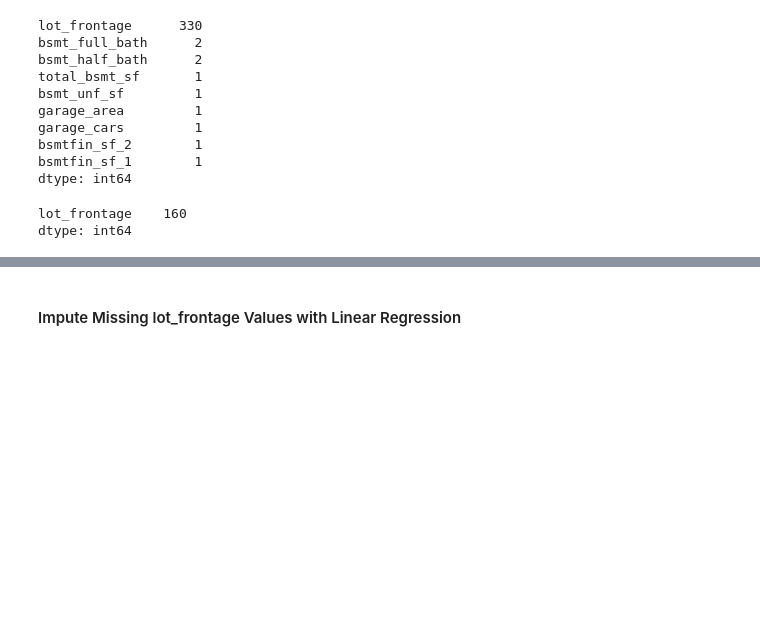
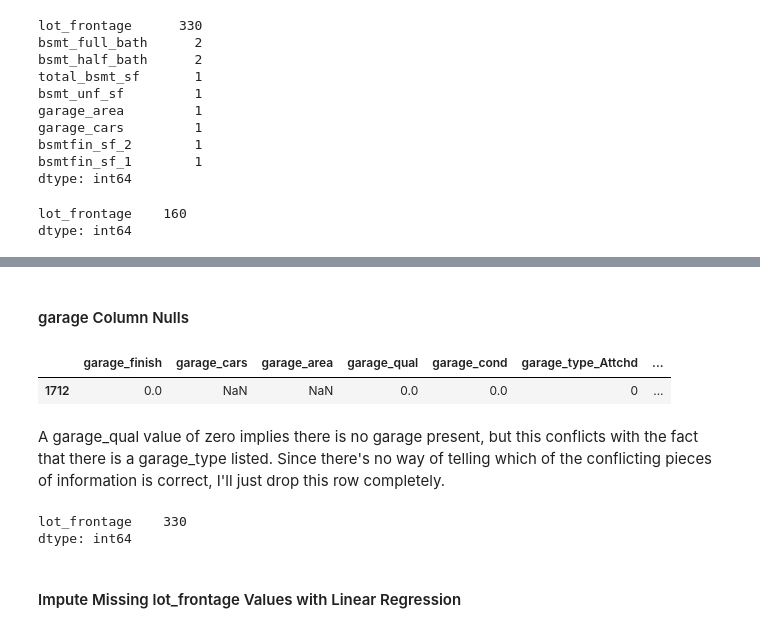
Before and after one commit to kevinacrystal/Regression_Price_Prediction, a Jupyter notebook: code/01_EDA_and_Cleaning.ipynb, the cells around one changed output, grey strips where cells are left out. Saved outputs shown, nothing was run; the diff lists cells and outputs as text; code cells hidden in the pictures; blank space fills up the shorter version.

```diff
--- a/code/01_EDA_and_Cleaning.ipynb
+++ b/code/01_EDA_and_Cleaning.ipynb
@@ -349,0 +390,10 @@ dtype: int64
+# %% [markdown]
+#### garage Column Nulls
+# %%
+garage_cols = df[[col for col in df.columns if 'garage' in col]]
+garage_cols[df.garage_area.isnull() > 0]
+# %% [output]
+|  | garage_finish | garage_cars | garage_area | garage_qual | garage_cond | garage_type_Attchd | ... |
+| 1712 | 0.0 | NaN | NaN | 0.0 | 0.0 | 0 | ... |
+# %% [markdown]
+A garage_qual value of zero implies there is no garage present, but this conflicts with the fact that there is a garage_type listed. Since there's no way of telling which of the conflicting pieces of information is correct, I'll just drop this row completely.
@@ -350,2 +402,7 @@ dtype: int64
+# %%
+check_nulls(df)
+# %% [output]
+lot_frontage    330
+dtype: int64
 # %% [markdown]
 #### Impute Missing lot_frontage Values with Linear Regression
```
Also changed, not shown: parts of 56 cells of this notebook.
